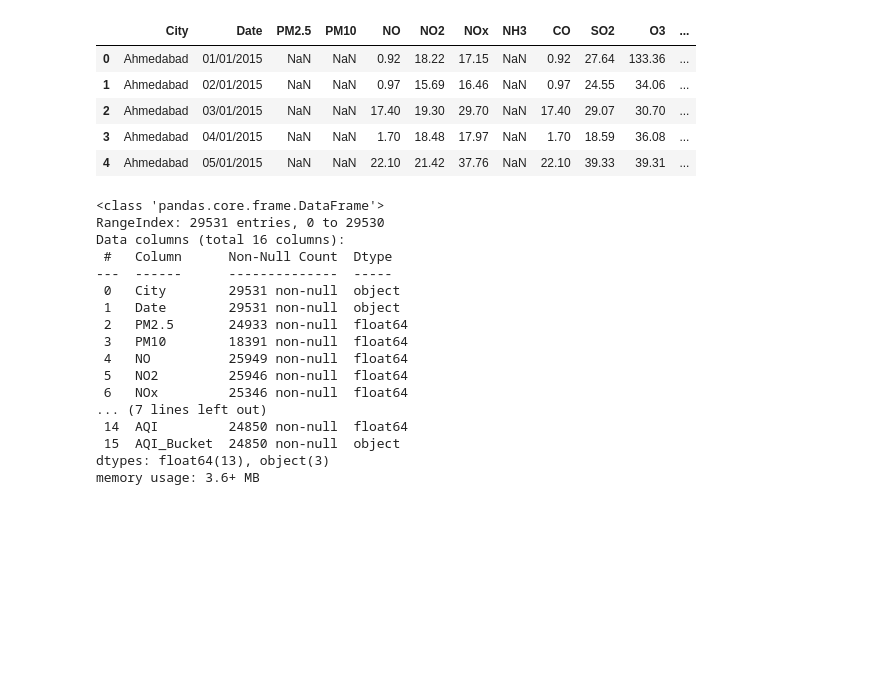
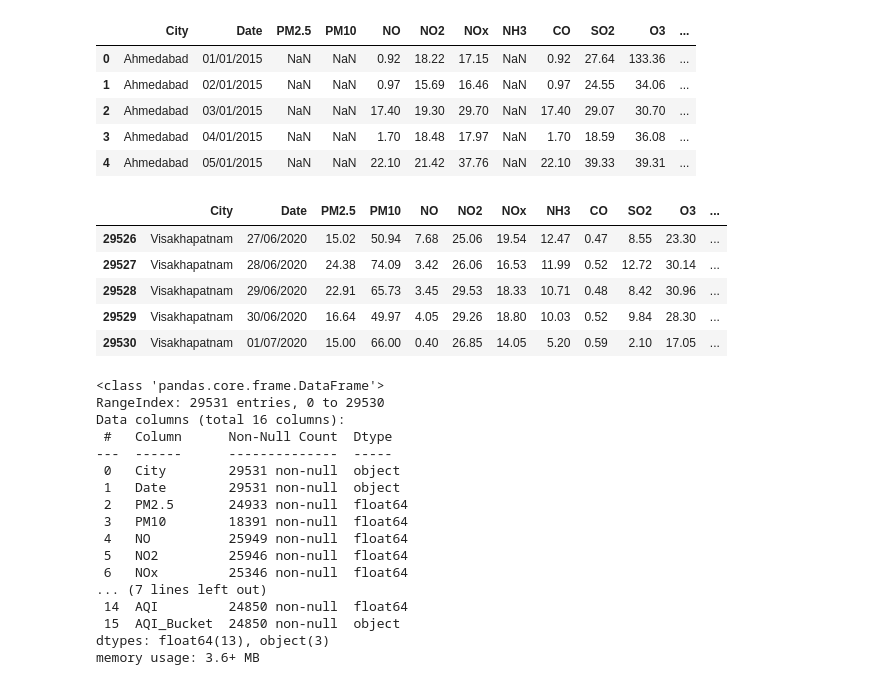
Before and after one commit to sagar4real/CMP7005-PRAC1, a Jupyter notebook: 01_data_handling.ipynb, the cells around one changed output. Drawn from its saved outputs; the diff is of its cells as text; code cells hidden in the pictures; blank space fills up the shorter version.

```diff
--- a/01_data_handling.ipynb
+++ b/01_data_handling.ipynb
@@ -83,6 +94,16 @@ merged_df.head()
 | 2 | Ahmedabad | 03/01/2015 | NaN | NaN | 17.40 | 19.30 | 29.70 | NaN | 17.40 | 29.07 | 30.70 | ... |
 | 3 | Ahmedabad | 04/01/2015 | NaN | NaN | 1.70 | 18.48 | 17.97 | NaN | 1.70 | 18.59 | 36.08 | ... |
 | 4 | Ahmedabad | 05/01/2015 | NaN | NaN | 22.10 | 21.42 | 37.76 | NaN | 22.10 | 39.33 | 39.31 | ... |
+# %%
+#preview buttom rows
+merged_df.tail()
+# %% [output]
+|  | City | Date | PM2.5 | PM10 | NO | NO2 | NOx | NH3 | CO | SO2 | O3 | ... |
+| 29526 | Visakhapatnam | 27/06/2020 | 15.02 | 50.94 | 7.68 | 25.06 | 19.54 | 12.47 | 0.47 | 8.55 | 23.30 | ... |
+| 29527 | Visakhapatnam | 28/06/2020 | 24.38 | 74.09 | 3.42 | 26.06 | 16.53 | 11.99 | 0.52 | 12.72 | 30.14 | ... |
+| 29528 | Visakhapatnam | 29/06/2020 | 22.91 | 65.73 | 3.45 | 29.53 | 18.33 | 10.71 | 0.48 | 8.42 | 30.96 | ... |
+| 29529 | Visakhapatnam | 30/06/2020 | 16.64 | 49.97 | 4.05 | 29.26 | 18.80 | 10.03 | 0.52 | 9.84 | 28.30 | ... |
+| 29530 | Visakhapatnam | 01/07/2020 | 15.00 | 66.00 | 0.40 | 26.85 | 14.05 | 5.20 | 0.59 | 2.10 | 17.05 | ... |
 # %%
 # check dataset structure
 merged_df.info()
```
Also changed, not shown: parts of 3 cells of this notebook.
